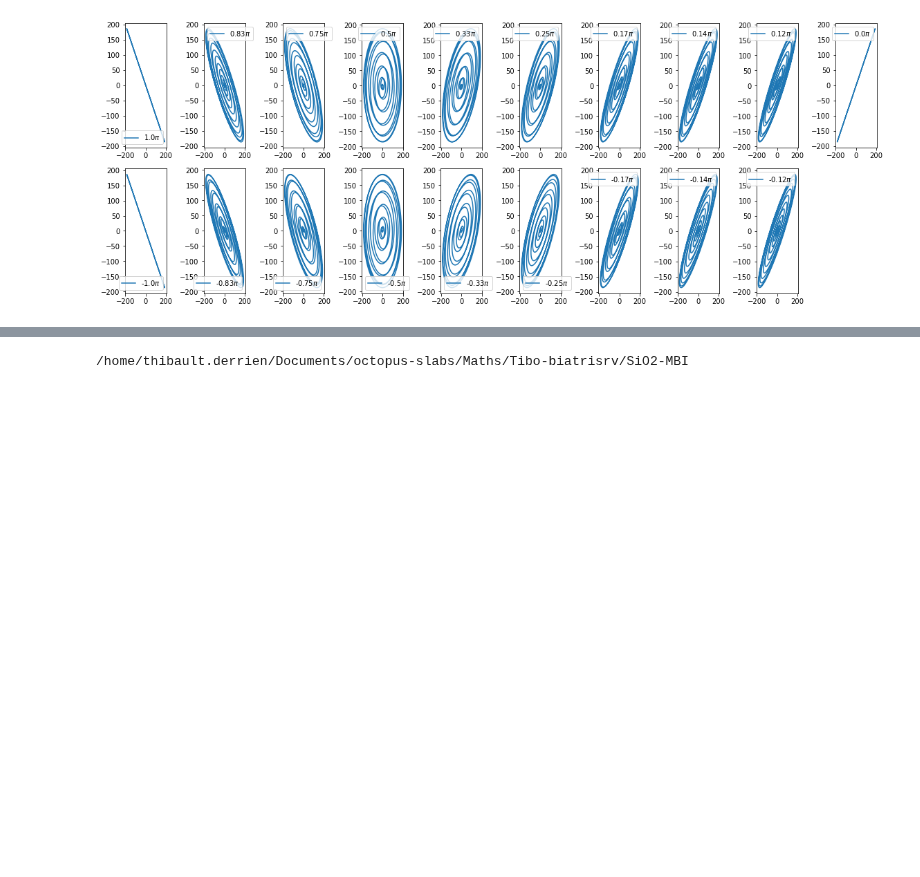
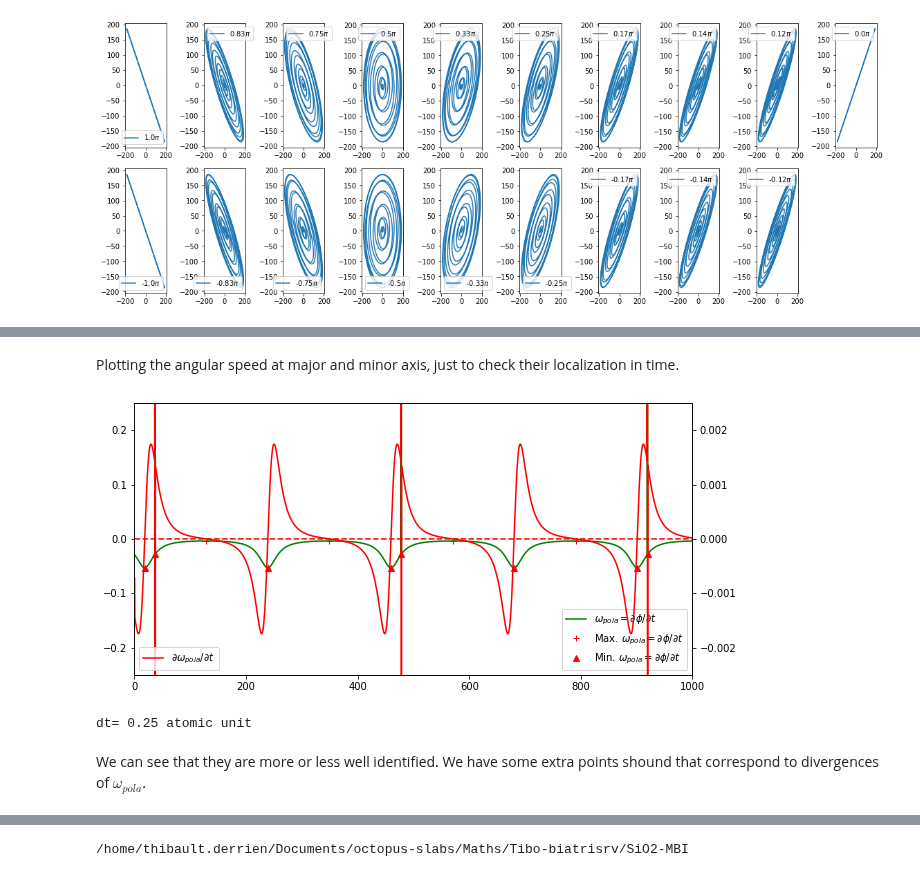
Before and after one commit to tjyderrien/octopus-quantumlap, a Jupyter notebook: Maths/Tibo-biatrisrv/SiO2-MBI/Excitation SiO2 by elliptical beams (Max Born).ipynb, the cells around one changed output, grey strips where cells are left out. Cells and saved outputs as stored; diff of their text form; code cells hidden in the pictures; blank space fills up the shorter version.

```diff
--- a/Maths/Tibo-biatrisrv/SiO2-MBI/Excitation SiO2 by elliptical beams (Max Born).ipynb
+++ b/Maths/Tibo-biatrisrv/SiO2-MBI/Excitation SiO2 by elliptical beams (Max Born).ipynb
@@ -217,0 +254,45 @@ The PostScript backend does not support transparency; partially transparent arti
+# %%
+ellipticity=[]; CEPlist=[]
+fig_id=2
+# for fig_id in np.arange(1,len(result)+1):
+result_pd=pd.read_csv(result[fig_id-1][0], skiprows=6, header=0, delimiter="  ", names=["idx", "time", "A1x", "A1y", "A1z", "A2x", "A2y", "A2z"])
+time=result_pd.time
+normX=result_pd.A1x+result_pd.A2x #Ax time series but it can go through zero
+normY=result_pd.A1y+result_pd.A2y #Ay time series but it can go through zero
+CEP=round(result[fig_id-1][1],2)
+tanAngle=normY/normX #time sseries
+argument = np.arctan2(normY, normX) #time series angle(t)
+dt = np.gradient(time)
+angular_speed=np.gradient(argument) / dt
+
+peaks_list, _ = find_peaks(angular_speed) #localizing instants when speed is max (minor axis a)
+crest_list, _ = find_peaks(-angular_speed) #localizing instants when speed in min (major axis b)
+
+acceleration = np.gradient(angular_speed) / dt
+# %% [markdown]
+Plotting the angular speed at major and minor axis, just to check their localization in time.
+# %%
+plt.figure(figsize=(10,5))
+ax = plt.subplot(111)
+# ax.plot(time, np.arctan(tanAngle), label=str(CEP)+r"$\pi$")
+# ax.plot(time, argument/np.pi, "-b", label=str(CEP)+"pi")
+# ax.plot(time[peaks_list], argument[peaks_list]/np.pi, "+b", label=str(CEP)+"pi")
+# ax.plot(time[crest_list], argument[crest_list]/np.pi, "^b") #, label=str(CEP)+"pi")
+ax.plot(time, angular_speed, "-g", label=r"$\omega_{pola}=\partial \phi / \partial t$") #omega = d(arg)/dt
+ax.plot(time[peaks_list], angular_speed[peaks_list], "+r", label=r"Max. $\omega_{pola}=\partial \phi / \partial t$") #omega = d(arg)/dt
+ax.plot(time[crest_list], angular_speed[crest_list], "^r", label=r"Min. $\omega_{pola}=\partial \phi / \partial t$") #omega = d(arg)/dt
+plt.legend(loc=4)
+ax2 = ax.twinx()
+ax2.plot(time, acceleration, "-r", label=r"$\partial \omega_{pola} / \partial t$")
+ax2.plot(time, 0*acceleration, "--r")
+plt.xlim(0,1000)
+ax.set_ylim(-0.25,0.25)
+ax2.set_ylim(-0.0025,0.0025)
+plt.legend(loc=3)
+plt.show()
+print("dt=", dt[0], "atomic unit")
+# %% [output]
+[figure, added]
+dt= 0.25 atomic unit
+# %% [markdown]
+We can see that they are more or less well identified. We have some extra points shound that correspond to divergences of $\omega_{pola}$.
```
Also changed, not shown: parts of 36 cells of this notebook, 26 other files.
